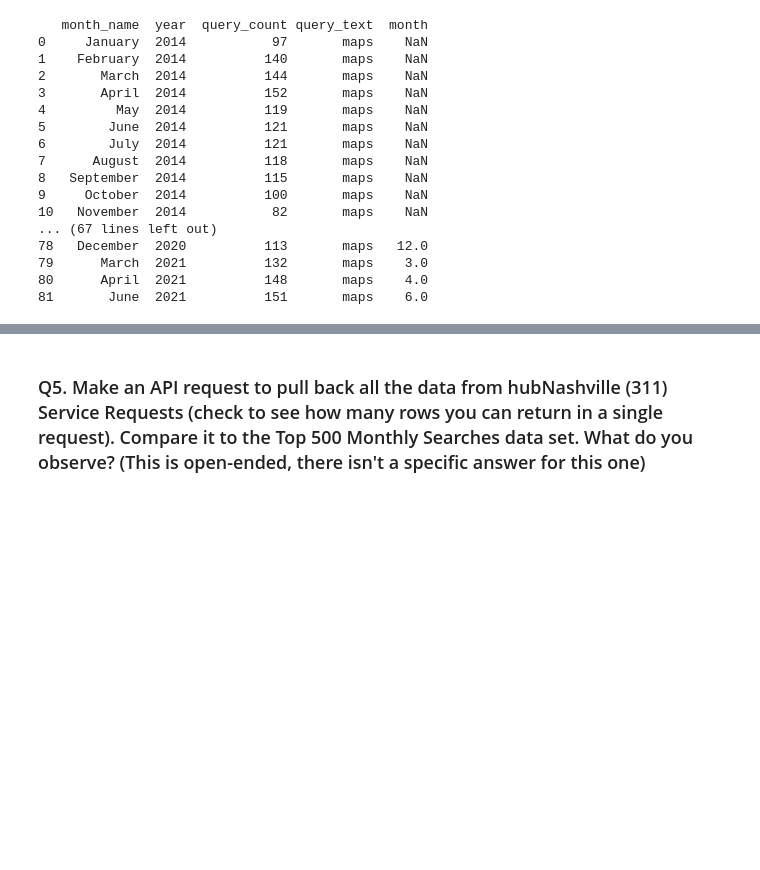
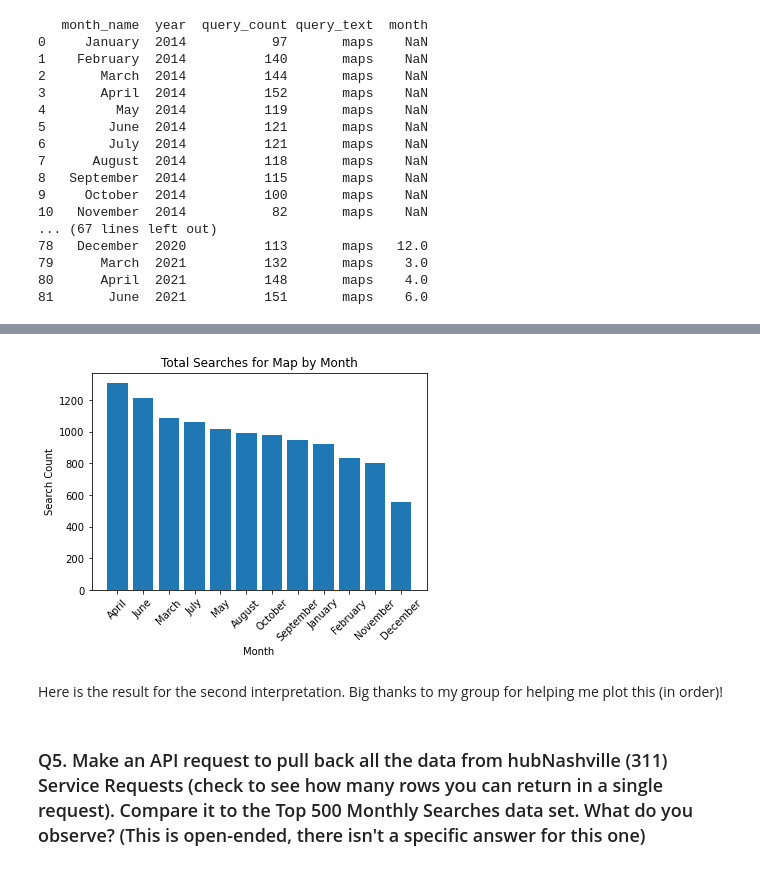
Before and after one commit to NSS-Data-Analytics-Cohort-6/socrata-api-jmdrumright, a Jupyter notebook: notebooks/socrata_api_jd.ipynb, the cells around one changed output, grey strips where cells are left out. Cells and saved outputs as stored; diff of their text form; code cells hidden in the pictures; blank space fills up the shorter version.

Commit message:
Redid 4 in two ways thanks to my groupmates, back to 6

```diff
--- a/notebooks/socrata_api_jd.ipynb
+++ b/notebooks/socrata_api_jd.ipynb
@@ -255,3 +257,6 @@ print(maps2_df.to_string())
 79      March  2021          132       maps    3.0
 80      April  2021          148       maps    4.0
 81       June  2021          151       maps    6.0
+# %%
+maps2_df = pd.DataFrame(maps2_df)
+maps2_df
@@ -257,0 +277,4 @@ print(maps2_df.to_string())
+# %%
+# https://stackoverflow.com/questions/59242019/pandas-sum-all-rows-with-the-same-month
+maps2_df = maps2_df.groupby(['month_name'])[['query_count']].sum().reset_index()
+maps2_df
@@ -257,0 +295,3 @@ print(maps2_df.to_string())
+# %%
+maps2_df["query_count"] = pd.to_numeric(maps2_df["query_count"])
+maps2_df
@@ -257,0 +312,3 @@ print(maps2_df.to_string())
+# %%
+maps2_df.sort_values(by=['query_count'], inplace=True, ascending=False)
+maps2_df
@@ -258,3 +329,14 @@ print(maps2_df.to_string())
+# %%
+plt.bar(maps2_df.month_name, maps2_df.query_count)
+plt.xlabel("Month")
+plt.ylabel("Search Count")
+plt.title("Total Searches for Map by Month")
+plt.xticks(rotation = 45)
+plt.show();
+# %% [output]
+[figure, added]
+# %% [markdown]
+Here is the result for the second interpretation. Big thanks to my group for helping me plot this (in order)!
 # %% [markdown]
 ### Q5. Make an API request to pull back all the data from hubNashville (311) Service Requests (check to see how many rows you can return in a single request). Compare it to the Top 500 Monthly Searches data set. What do you observe? (This is open-ended, there isn't a specific answer for this one)
 # %%
```
Also changed, not shown: parts of 6 cells of this notebook.
